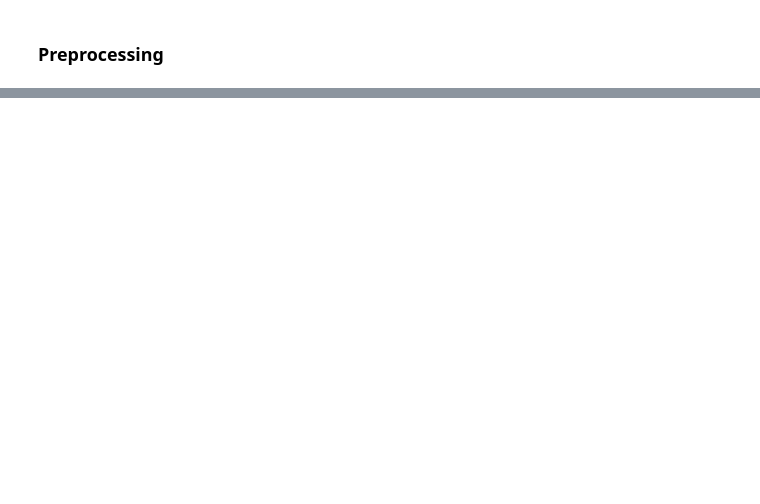
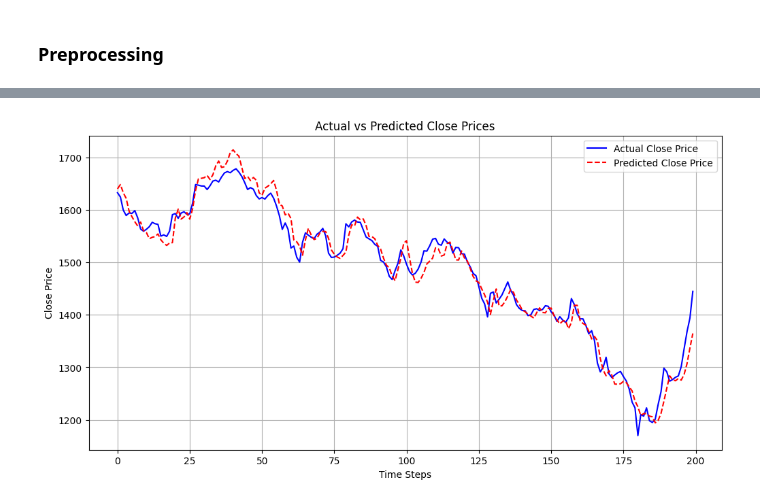
Before and after one commit to Koushikl0l/StockHound, a Jupyter notebook: Demo3_StockHound.ipynb, the cells around one changed output, grey strips where cells are left out. Drawn from its saved outputs; the diff is of its cells as text; code cells hidden in the pictures; blank space fills up the shorter version.

```diff
--- a/Demo3_StockHound.ipynb
+++ b/Demo3_StockHound.ipynb
@@ -329,0 +397,9 @@ calculate_r2_score(y_test, y_pred)
+# %%
+S_data, _ = scale_data(data)
+P_test_X, P_test_y=look_back_window(S_data, 'Close', 3)
+# %%
+y_pred = trained_model.predict(P_test_X[200:400])
+scaled_y_pred = inverse_scale(scalar,y_pred)
+scaled_y_test = inverse_scale(scalar,P_test_y[200:400])
+y_test = scaled_y_test.flatten()
+y_pred = scaled_y_pred.flatten()
@@ -329,0 +408,14 @@ calculate_r2_score(y_test, y_pred)
+# %%
+# Plot the actual close prices vs predicted close prices
+plt.figure(figsize=(12, 6))
+plt.plot(y_test, label='Actual Close Price', color='blue')
+plt.plot(y_pred, label='Predicted Close Price', color='red', linestyle='--')
+
+plt.title('Actual vs Predicted Close Prices')
+plt.xlabel('Time Steps')
+plt.ylabel('Close Price')
+plt.legend()
+plt.grid(True)
+plt.show()
+# %% [output]
+[figure, added]
```
Also changed, not shown: parts of 14 cells of this notebook.
